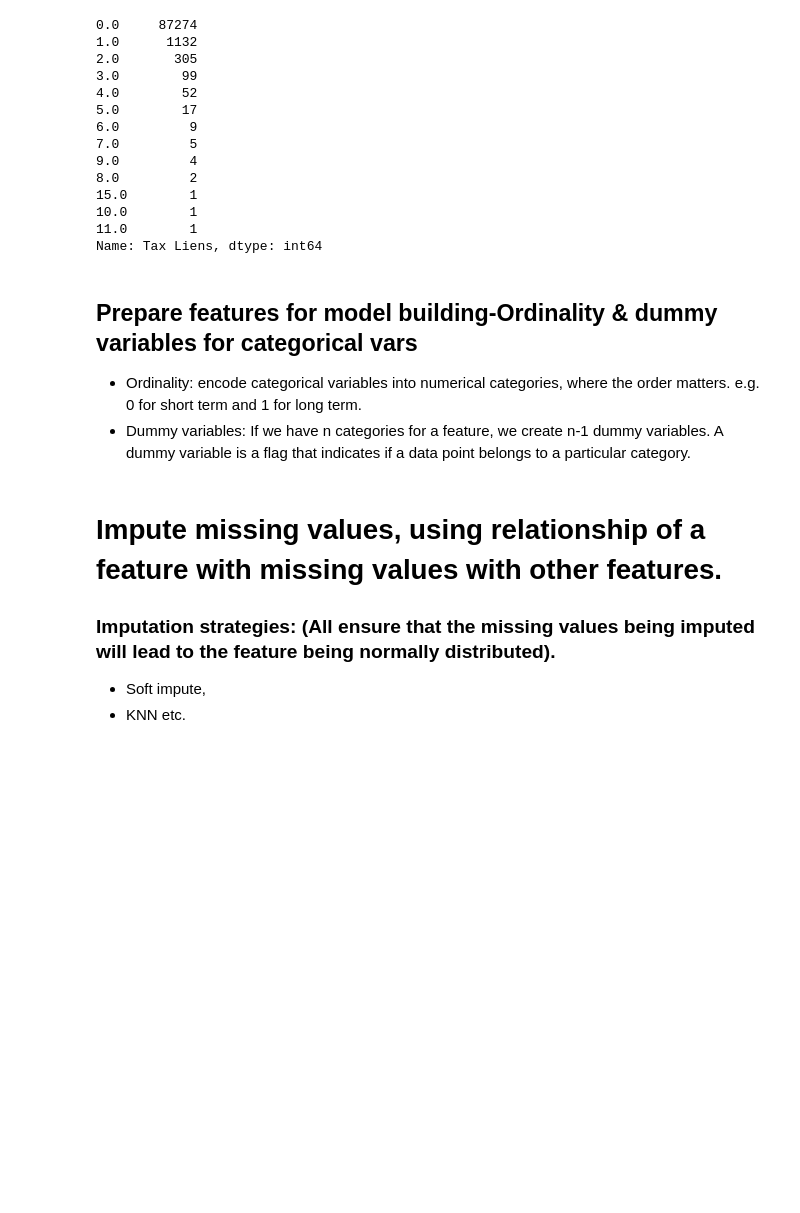
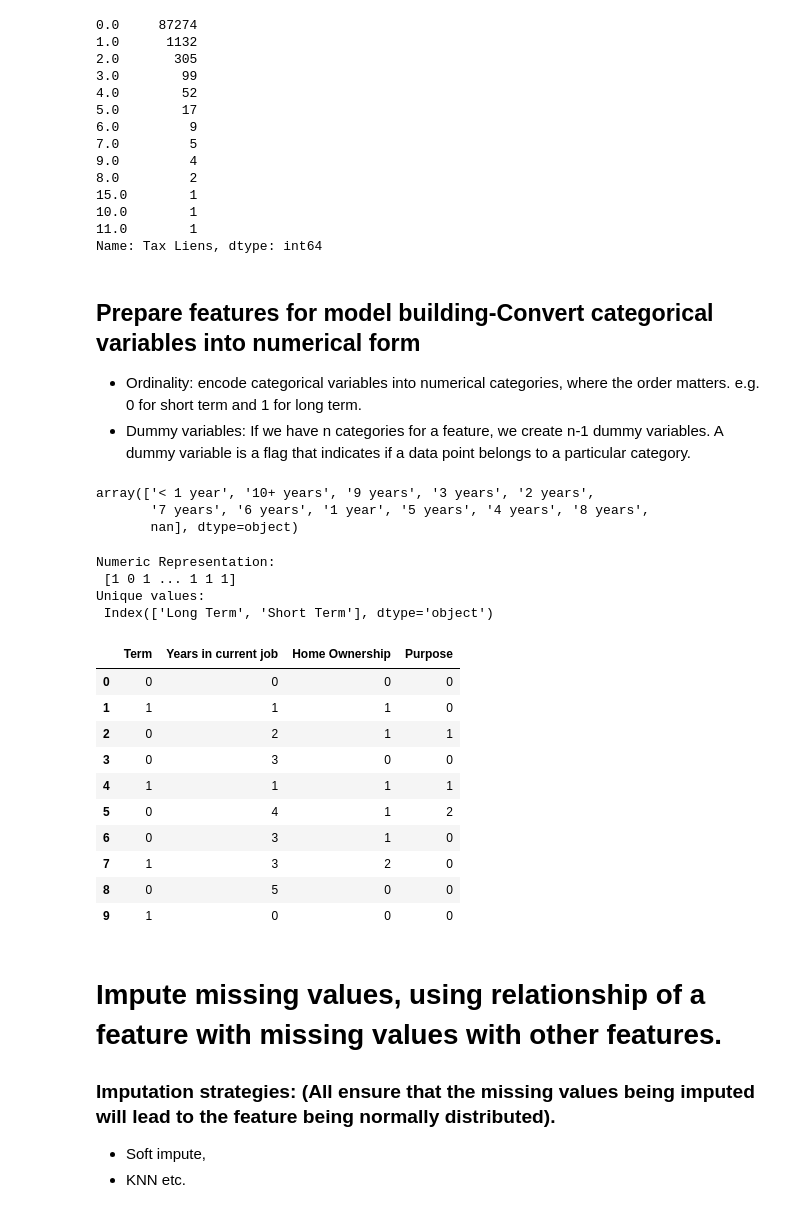
Before and after one commit to oliviaqm/Loan-eligibility-prediction-with-gradient-boosting-classifier, a Jupyter notebook: Loan_Eligibility_Prediction_using_Gradient_Boosting_Classifier_prediction.ipynb, the cells around one changed output. Cells and saved outputs as stored; diff of their text form; code cells hidden in the pictures; blank space fills up the shorter version.

```diff
--- a/Loan_Eligibility_Prediction_using_Gradient_Boosting_Classifier_prediction.ipynb
+++ b/Loan_Eligibility_Prediction_using_Gradient_Boosting_Classifier_prediction.ipynb
@@ -931,6 +875,13 @@ data['Tax Liens'].value_counts()
 11.0        1
 Name: Tax Liens, dtype: int64
 # %% [markdown]
-## Prepare features for model building-Ordinality & dummy variables for categorical vars
+## Prepare features for model building-Convert categorical variables into numerical form
+
 - Ordinality: encode categorical variables into numerical categories, where the order matters. e.g. 0 for short term and 1 for long term.
 - Dummy variables: If we have n categories for a feature, we create n-1 dummy variables. A dummy variable is a flag that indicates if a data point belongs to a particular category.
+# %%
+data['Years in current job'].unique()
+# %% [output]
+array(['< 1 year', '10+ years', '9 years', '3 years', '2 years',
+       '7 years', '6 years', '1 year', '5 years', '4 years', '8 years',
+       nan], dtype=object)
@@ -936,0 +909,13 @@ Name: Tax Liens, dtype: int64
+# %%
+# Test functionality of pd.factorize()
+# pd.factorize: Encode the object as an enumerated type or categorical variable.
+#This method is useful for obtaining a numeric representation of an array when all that matters is identifying distinct values.
+
+labels, uniques=pd.factorize(data['Term'], sort=True)
+print("Numeric Representation: \n", labels)
+print("Unique values: \n", uniques)
+# %% [output]
+Numeric Representation:
+ [1 0 1 ... 1 1 1]
+Unique values:
+ Index(['Long Term', 'Short Term'], dtype='object')
@@ -937,3 +927,18 @@ Name: Tax Liens, dtype: int64
+# %%
+# check
+data[['Term','Years in current job','Home Ownership','Purpose']].head(10)
+# %% [output]
+|  | Term | Years in current job | Home Ownership | Purpose |
+| 0 | 0 | 0 | 0 | 0 |
+| 1 | 1 | 1 | 1 | 0 |
+| 2 | 0 | 2 | 1 | 1 |
+| 3 | 0 | 3 | 0 | 0 |
+| 4 | 1 | 1 | 1 | 1 |
+| 5 | 0 | 4 | 1 | 2 |
+| 6 | 0 | 3 | 1 | 0 |
+| 7 | 1 | 3 | 2 | 0 |
+| 8 | 0 | 5 | 0 | 0 |
+| 9 | 1 | 0 | 0 | 0 |
 # %% [markdown]
 # Impute missing values, using relationship of a feature with missing values with other features.
 ### Imputation strategies: (All ensure that the missing values being imputed will lead to the feature being normally distributed).
```
Also changed, not shown: parts of 51 cells of this notebook, 5 other files.
